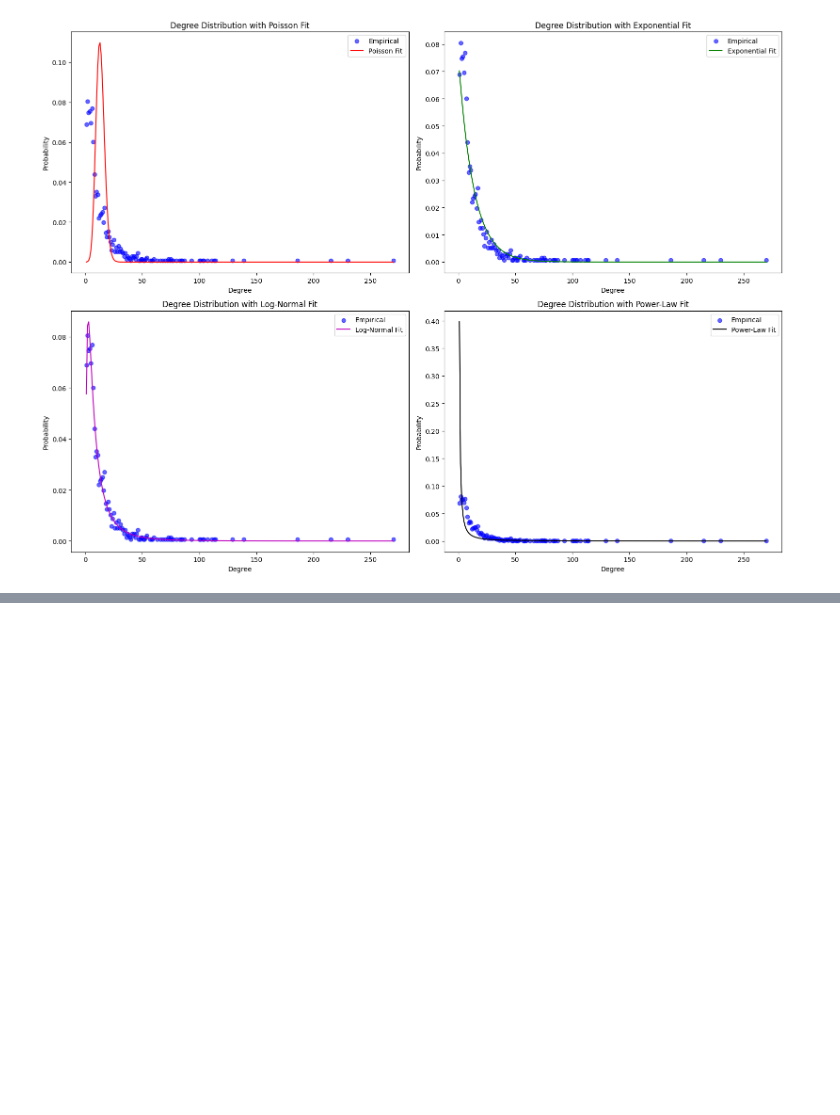
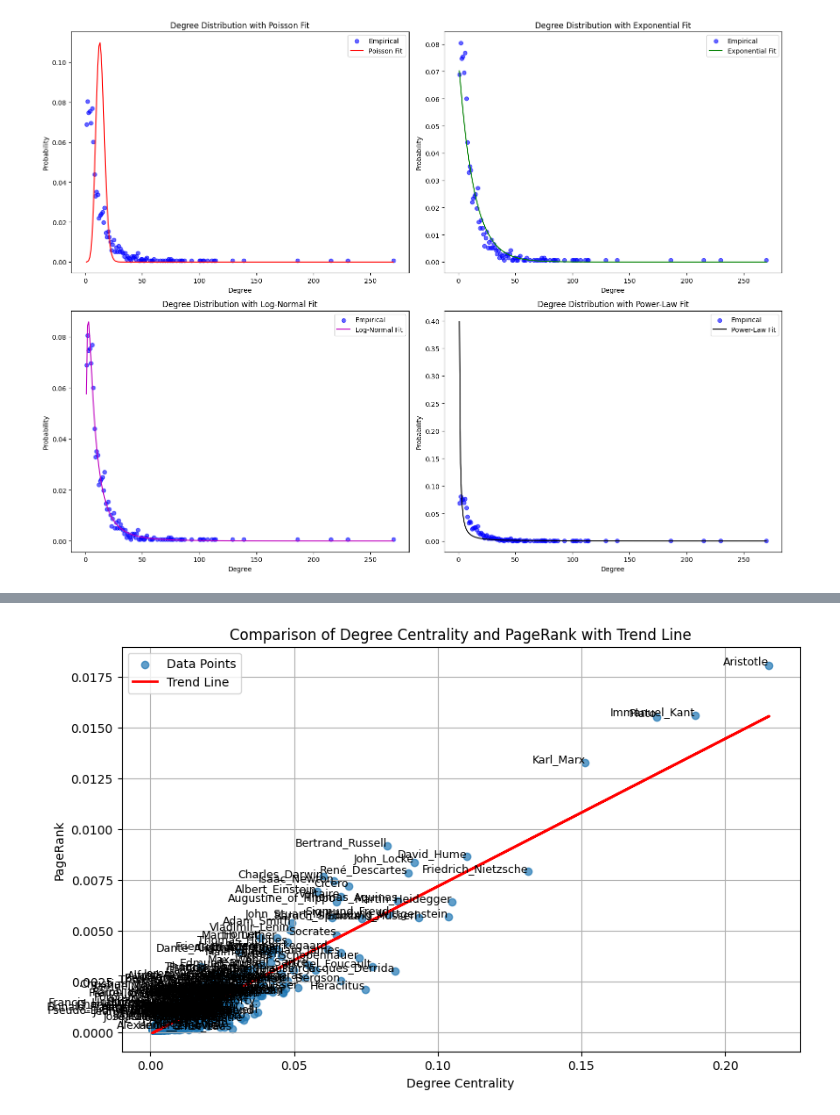
Before and after one commit to medonimario/social-graphs-interactions-2024, a Jupyter notebook: network_metrics.ipynb, the cells around one changed output, grey strips where cells are left out. Cells and saved outputs as stored; diff of their text form; code cells hidden in the pictures; blank space fills up the shorter version.

```diff
--- a/network_metrics.ipynb
+++ b/network_metrics.ipynb
@@ -455,0 +690,37 @@ plot_all_models_linear(degrees, fitted_models)
+# %%
+import numpy as np
+from sklearn.linear_model import LinearRegression
+
+# Prepare data for linear regression
+degree_values = np.array(list(degree_centrality.values())).reshape(-1, 1)
+pagerank_values = np.array(list(page_rank.values()))
+
+# Fit a linear regression model
+model = LinearRegression()
+model.fit(degree_values, pagerank_values)
+
+# Generate predictions for the trend line
+trend_line = model.predict(degree_values)
+
+# Scatter plot with trend line
+plt.figure(figsize=(10, 6))
+plt.scatter(degree_values, pagerank_values, alpha=0.7, label="Data Points")
+plt.plot(degree_values, trend_line, color="red", linewidth=2, label="Trend Line")
+
+# Label outliers
+threshold = 0.02  # Adjust as needed
+outliers = [node for node in degree_centrality if
+            abs(degree_centrality[node] - page_rank[node]) > threshold]
+for node in outliers:
+    x = degree_centrality[node]
+    y = page_rank[node]
+    plt.text(x, y, node, fontsize=9, ha='right')
+
+plt.xlabel("Degree Centrality")
+plt.ylabel("PageRank")
+plt.title("Comparison of Degree Centrality and PageRank with Trend Line")
+plt.legend()
+plt.grid(True)
+plt.show()
+# %% [output]
+[figure, added]
```
Also changed, not shown: parts of 20 cells of this notebook.
